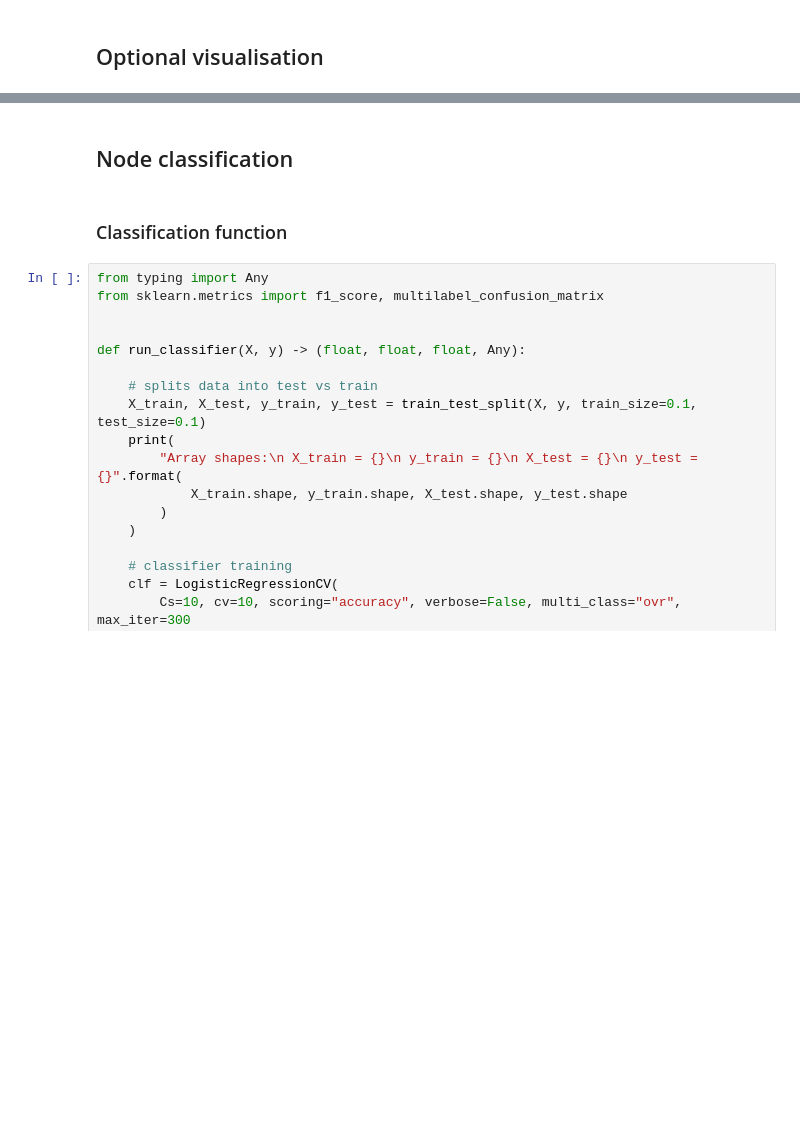
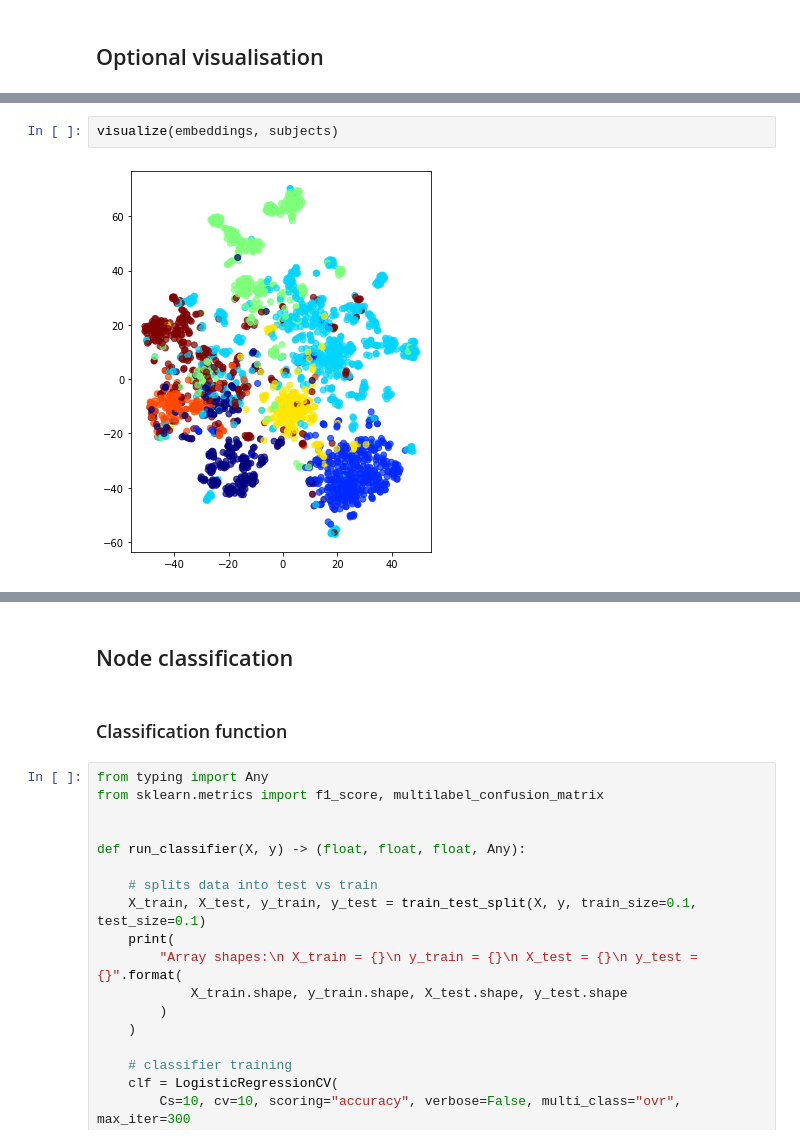
Before and after one commit to daedalus-voyage/node2vec-report, a Jupyter notebook: cora_node2vec.ipynb, the cells around one changed output, grey strips where cells are left out. Saved outputs shown, nothing was run; the diff lists cells and outputs as text; blank space fills up the shorter version.

```diff
--- a/cora_node2vec.ipynb
+++ b/cora_node2vec.ipynb
@@ -150,0 +172,4 @@ plt.show()
+# %%
+visualize(embeddings, subjects)
+# %% [output]
+[figure, added]
```
Also changed, not shown: parts of 9 cells of this notebook, 6 other files.
